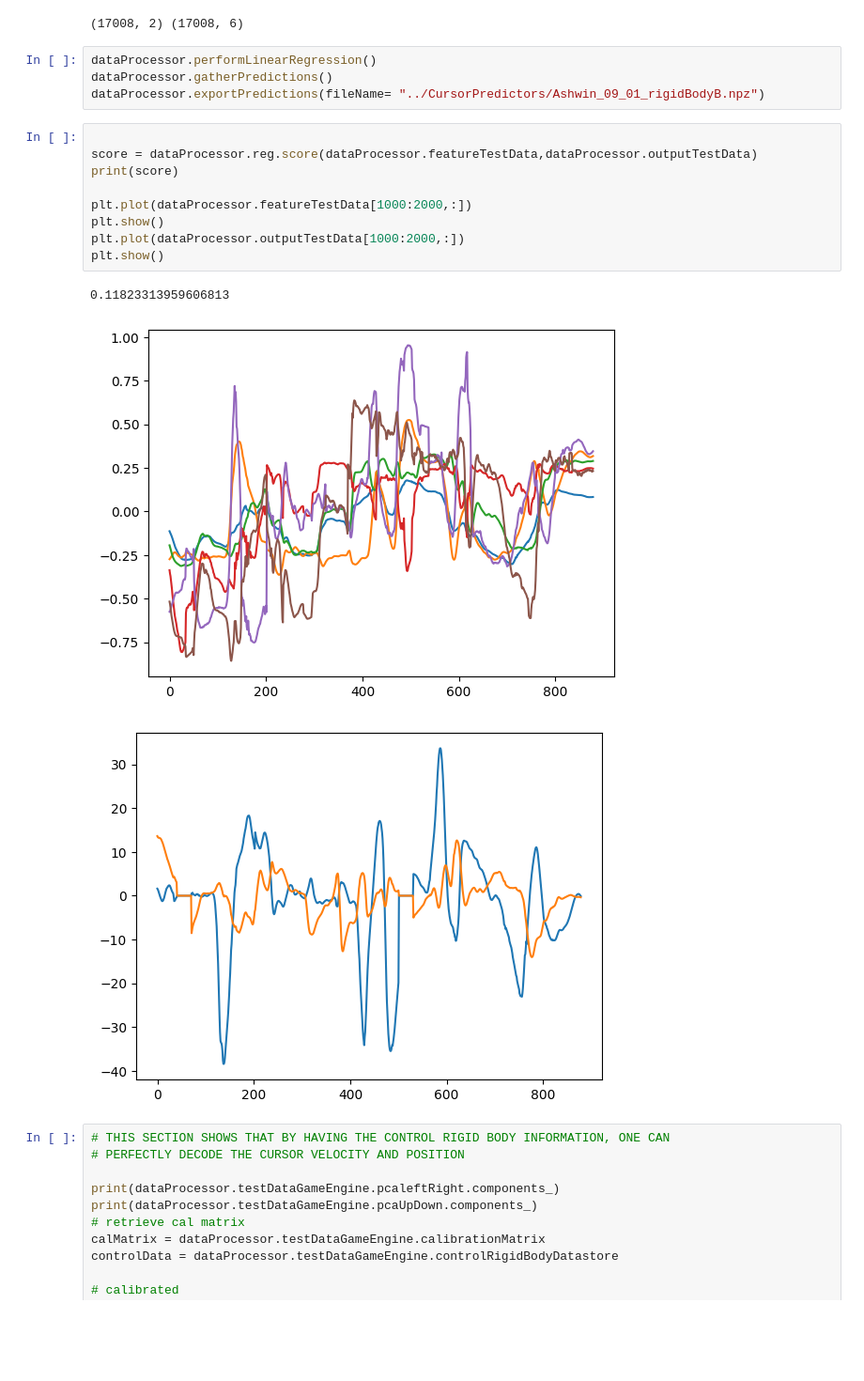
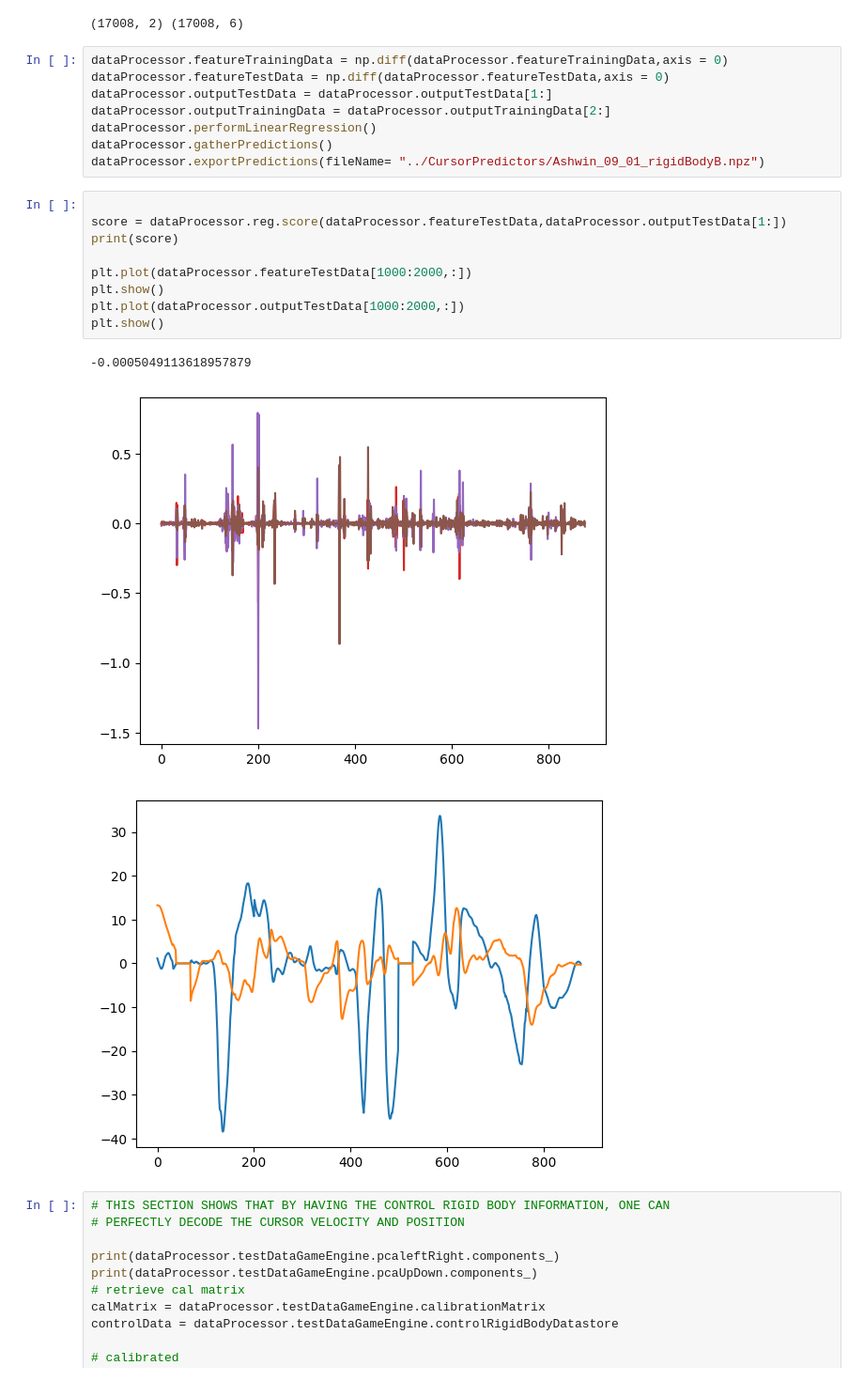
Before and after one commit to ashwin133/BrainMachineInterfaces_pilotExperiment, a Jupyter notebook: DataAnalysis/conductDecoderAnalysis.ipynb, the cells around one changed output. Shown: that part at 94% size. Saved outputs shown, nothing was run; the diff lists cells and outputs as text; blank space fills up the shorter version.

```diff
--- a/DataAnalysis/conductDecoderAnalysis.ipynb
+++ b/DataAnalysis/conductDecoderAnalysis.ipynb
@@ -26,22 +26,26 @@ dataProcessor.normaliseDatasets(byVariance=False,delCalibrationData=True)
 print(dataProcessor.outputTrainingData.shape,dataProcessor.featureTrainingData.shape)
 # %% [output]
 (17008, 2) (17008, 6)
-# %%
-dataProcessor.performLinearRegression()
-dataProcessor.gatherPredictions()
-dataProcessor.exportPredictions(fileName= "../CursorPredictors/Ashwin_09_01_rigidBodyB.npz")
+# %%
+dataProcessor.featureTrainingData = np.diff(dataProcessor.featureTrainingData,axis = 0)
+dataProcessor.featureTestData = np.diff(dataProcessor.featureTestData,axis = 0)
+dataProcessor.outputTestData = dataProcessor.outputTestData[1:]
+dataProcessor.outputTrainingData = dataProcessor.outputTrainingData[2:]
+dataProcessor.performLinearRegression()
+dataProcessor.gatherPredictions()
+dataProcessor.exportPredictions(fileName= "../CursorPredictors/Ashwin_09_01_rigidBodyB.npz")
 # %%
 
-score = dataProcessor.reg.score(dataProcessor.featureTestData,dataProcessor.outputTestData)
+score = dataProcessor.reg.score(dataProcessor.featureTestData,dataProcessor.outputTestData[1:])
 print(score)
 
 plt.plot(dataProcessor.featureTestData[1000:2000,:])
 plt.show()
 plt.plot(dataProcessor.outputTestData[1000:2000,:])
 plt.show()
 # %% [output]
-0.11823313959606813
+-0.0005049113618957879
-[figure, old version]
+[figure, new version]
 [figure]
 # %%
 # THIS SECTION SHOWS THAT BY HAVING THE CONTROL RIGID BODY INFORMATION, ONE CAN
```
Also changed, not shown: 1 other file.
